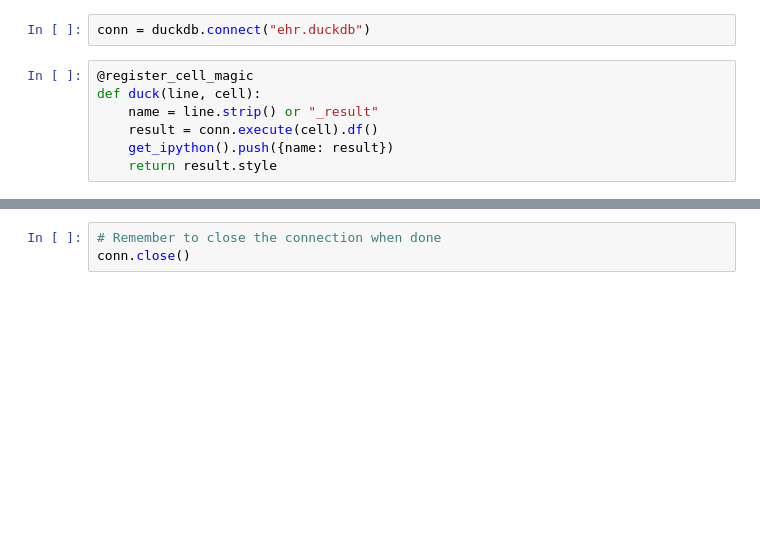
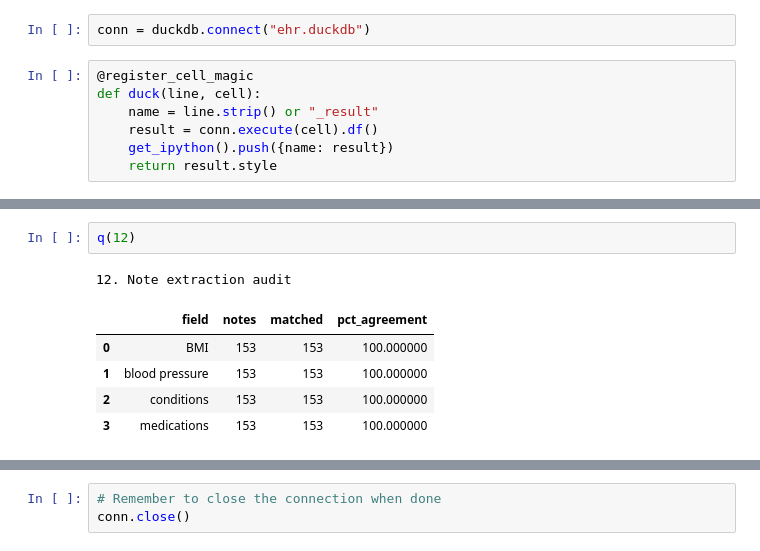
Before and after one commit to mcwalters/patient_review_demo, a Jupyter notebook: Explore.ipynb, the cells around one changed output, grey strips where cells are left out. Saved outputs shown, nothing was run; the diff lists cells and outputs as text; blank space fills up the shorter version.

```diff
--- a/Explore.ipynb
+++ b/Explore.ipynb
@@ -61,0 +209,9 @@ q(11)
+# %%
+q(12)
+# %% [output]
+12. Note extraction audit
+|  | field | notes | matched | pct_agreement |
+| 0 | BMI | 153 | 153 | 100.000000 |
+| 1 | blood pressure | 153 | 153 | 100.000000 |
+| 2 | conditions | 153 | 153 | 100.000000 |
+| 3 | medications | 153 | 153 | 100.000000 |
```
Also changed, not shown: parts of 13 cells of this notebook.
